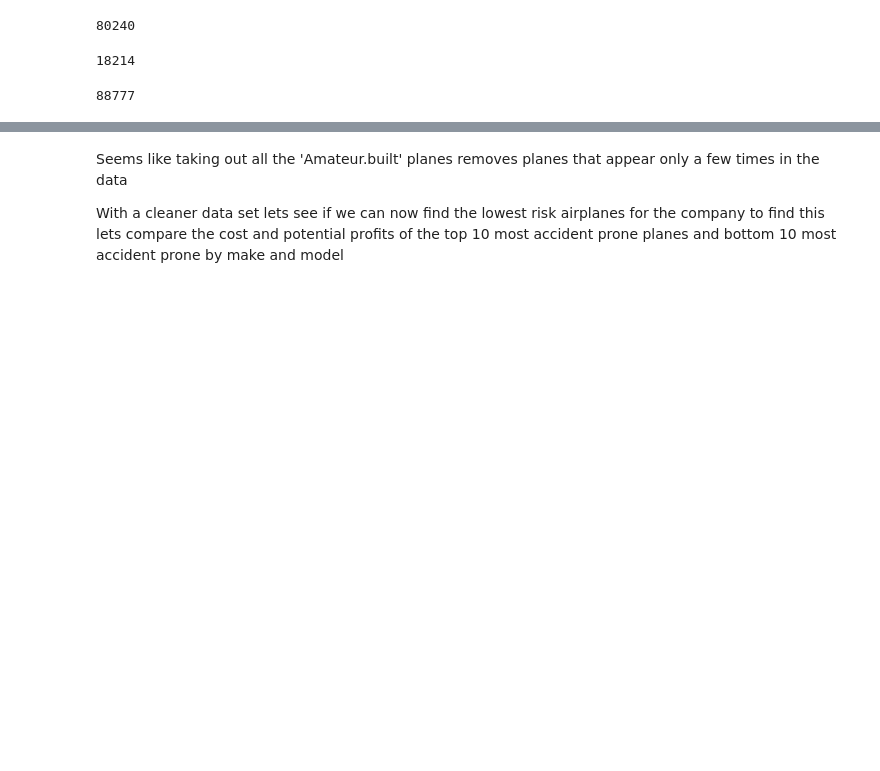
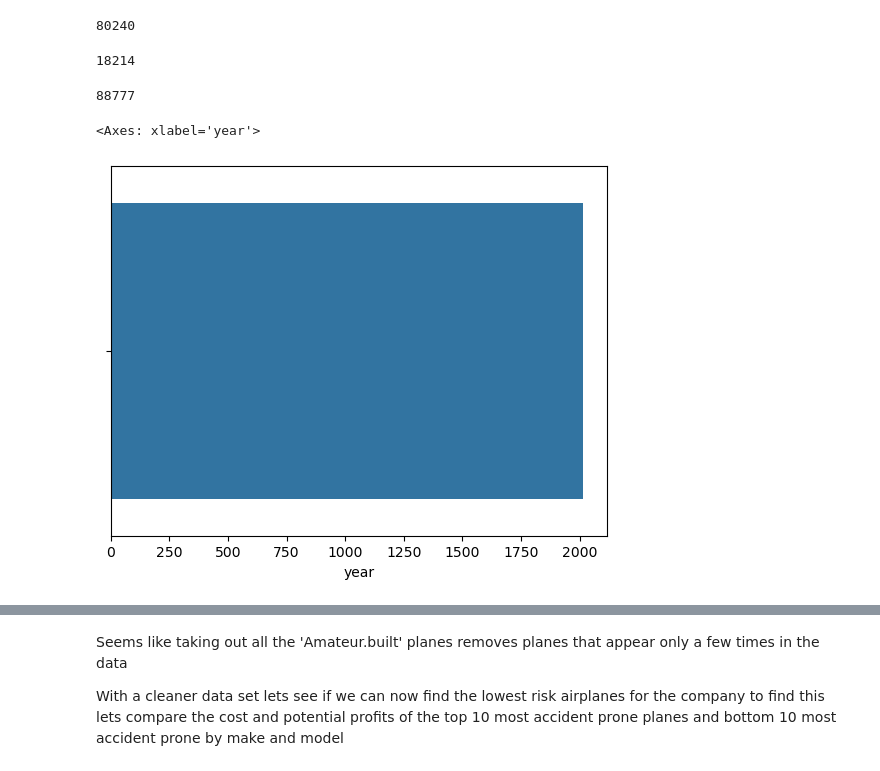
Before and after one commit to Reynch/dsc-phase-1-project-v3, a Jupyter notebook: student.ipynb, the cells around one changed output, grey strips where cells are left out. Saved outputs shown, nothing was run; the diff lists cells and outputs as text; code cells hidden in the pictures; blank space fills up the shorter version.

Commit message:
Cleaned data/checkpoint

```diff
--- a/student.ipynb
+++ b/student.ipynb
@@ -155,3 +154,10 @@ private_df.head()
 | 33 | 20020917X02254 | Accident | LAX82FA038 | 1982-01-04 | NEAR LAS VEGAS, NV | United States | NaN | NaN | ... |
 | 39 | 20020917X01906 | Accident | DCA82AA009 | 1982-01-05 | ITHACA, NY | United States | NaN | NaN | ... |
 | 43 | 20020917X02156 | Accident | LAX82DA037 | 1982-01-05 | SPRINGERVILLE, AZ | United States | NaN | NaN | ... |
+# %%
+aviation_df['year'] = aviation_df['Event.Date'].dt.year
+# %%
+aviation_df.fillna(value = {'Total.Serious.Injuries':0,'Total.Fatal.Injuries':0,'Total.Minor.Injuries':0}, inplace = True)
+# %%
+aviation_df['total_injured'] = aviation_df['Total.Fatal.Injuries'] + aviation_df['Total.Serious.Injuries'] + aviation_df['Total.Minor.Injuries']
+aviation_df.head()
@@ -183,3 +193,6 @@ aviation_df_test['make_and_model'].value_counts().sum()
 len(aviation_df['make_and_model'].value_counts().index)
 # %% [output]
 18214
+# %%
+df_2010_test = aviation_df_test.loc[aviation_df['year'] >= 2010]
+df_2010 = aviation_df.loc[aviation_df['year'] >= 2010]
@@ -187,3 +202,8 @@ len(aviation_df['make_and_model'].value_counts().index)
 aviation_df['make_and_model'].value_counts().sum()
 # %% [output]
 88777
+# %%
+sns.barplot(data = df_2010_test, x = 'year')
+# %% [output]
+<Axes: xlabel='year'>
+[figure, added]
```
Also changed, not shown: parts of 13 cells of this notebook.
